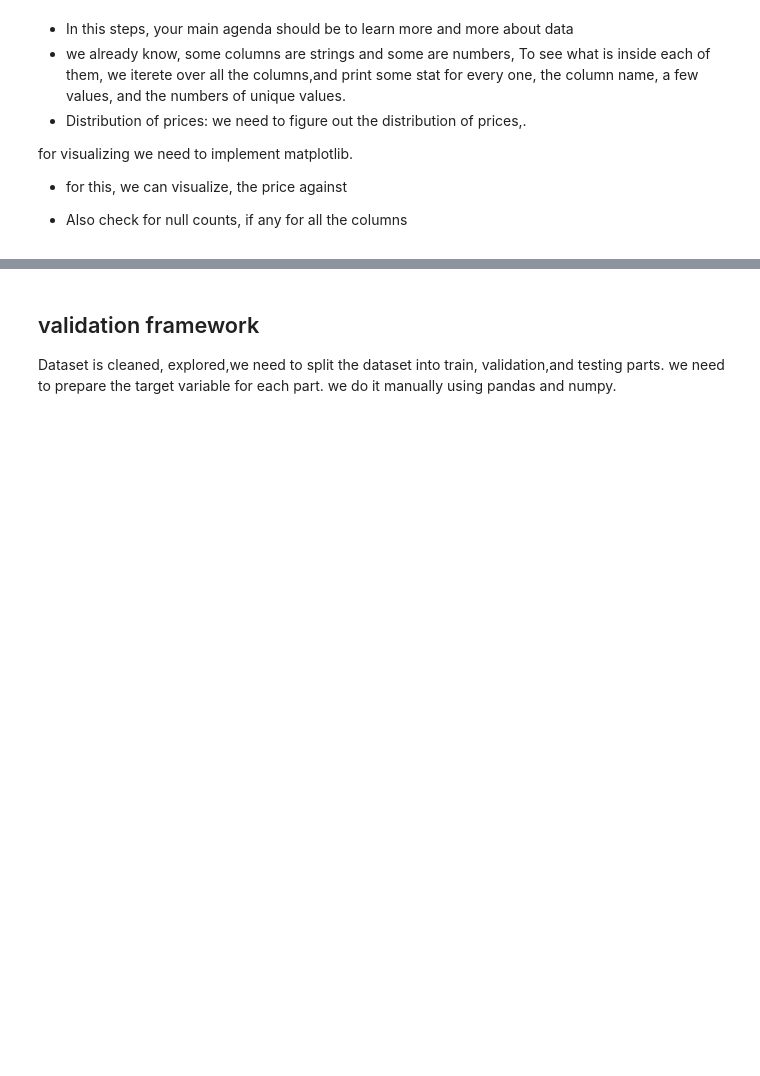
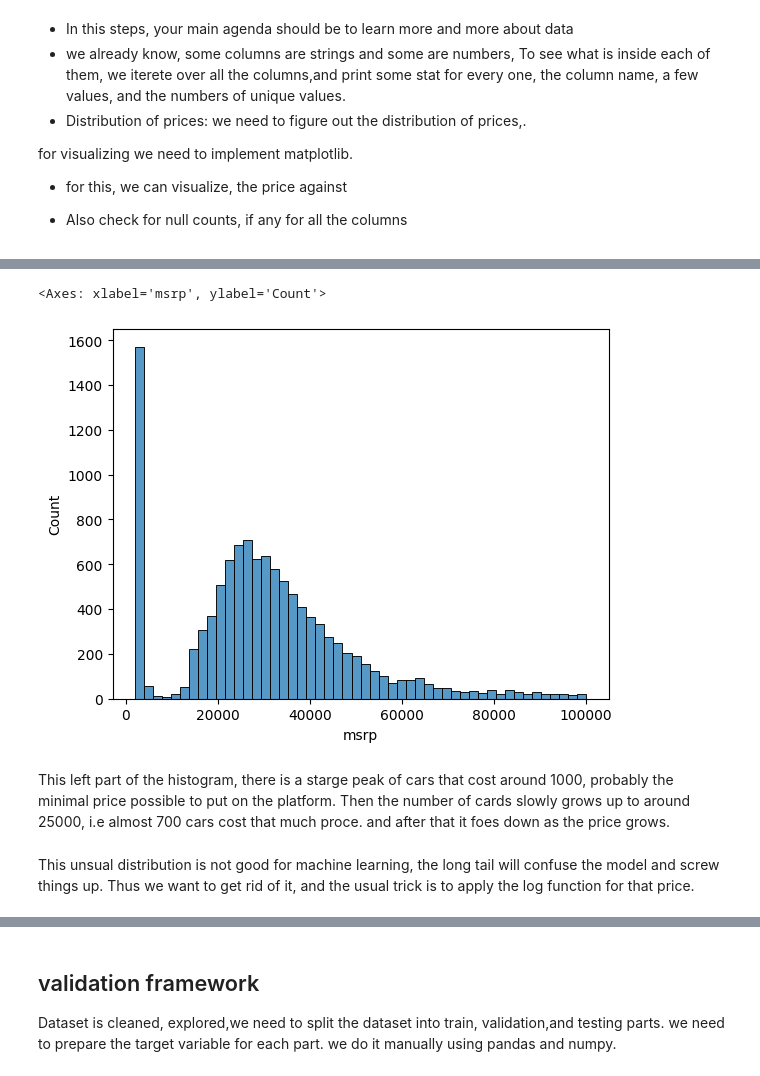
Before and after one commit to asmipandey18/Machine_learning, a Jupyter notebook: Regression_ML.ipynb, the cells around one changed output, grey strips where cells are left out. Drawn from its saved outputs; the diff is of its cells as text; code cells hidden in the pictures; blank space fills up the shorter version.

Commit message:
ML part

```diff
--- a/Regression_ML.ipynb
+++ b/Regression_ML.ipynb
@@ -191,0 +218,9 @@ import seaborn as sns
+# %%
+sns.histplot(df.msrp[df.msrp < 100000], bins=50)
+# %% [output]
+<Axes: xlabel='msrp', ylabel='Count'>
+[figure, added]
+# %% [markdown]
+This left part of the histogram, there is a starge peak of cars that cost around 1000, probably the minimal price possible to put on the platform. Then the number of cards slowly grows up to around 25000, i.e almost 700 cars cost that much proce. and after that it foes down as the price grows.
+# %% [markdown]
+This unsual distribution is not good for machine learning, the long tail will confuse the model and screw things up. Thus we want to get rid of it, and the usual trick is to apply the log function for that price.
```
Also changed, not shown: parts of 12 cells of this notebook.
